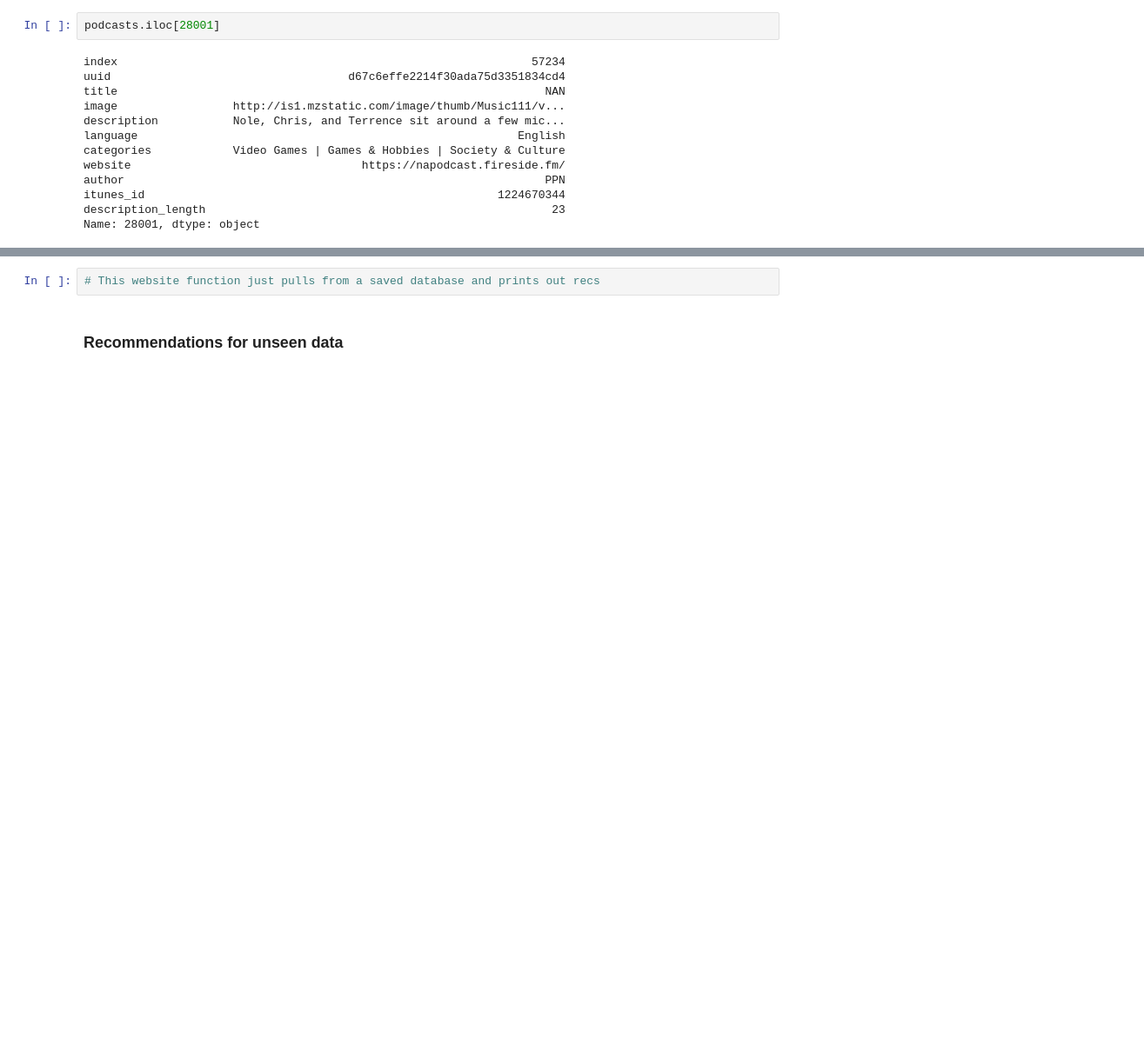
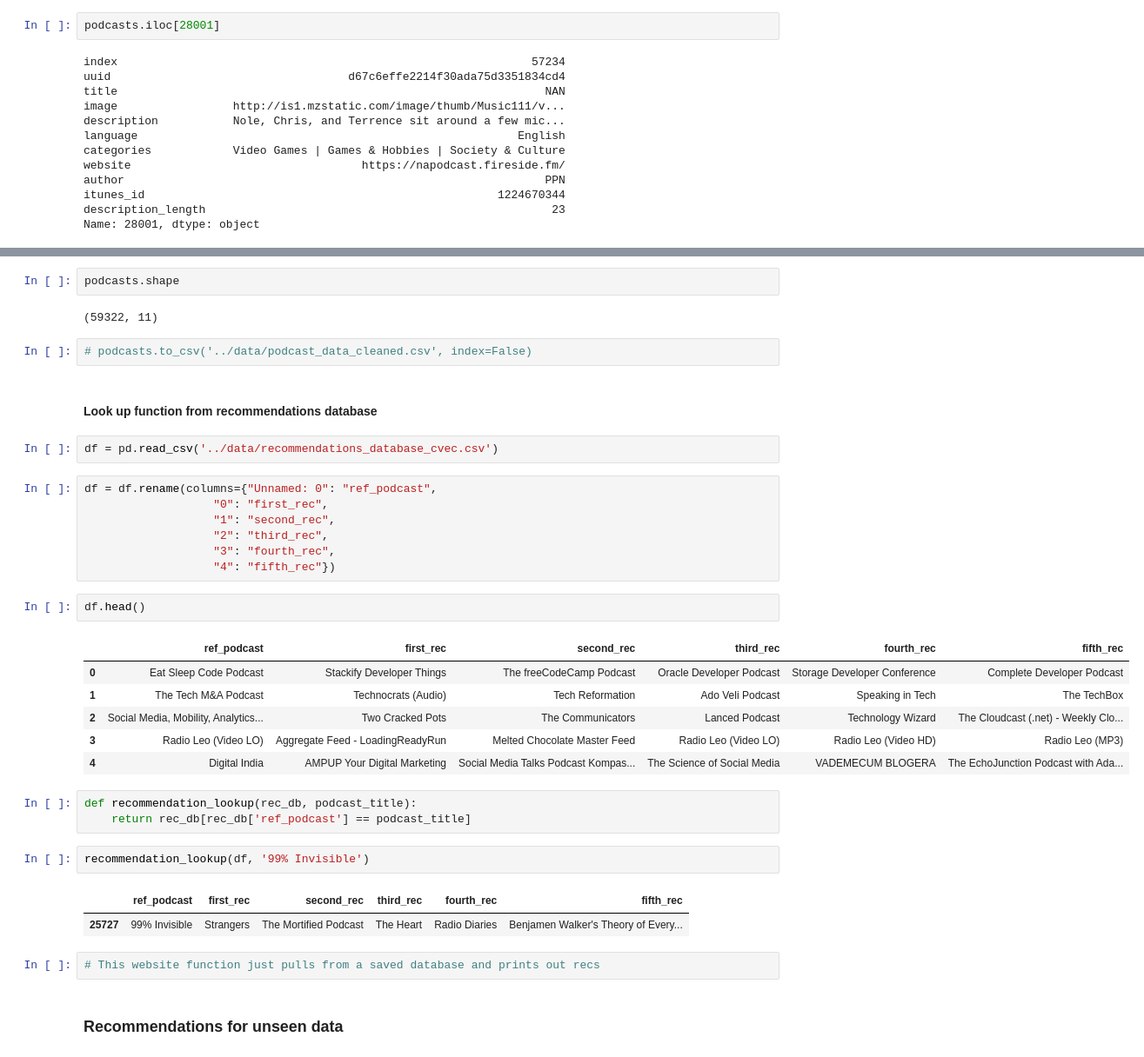
Before and after one commit to MissingNA/podcast_recommender_system, a Jupyter notebook: code/recommendation_engine.ipynb, the cells around one changed output, grey strips where cells are left out. Shown at 87% size. Cells and saved outputs as stored; diff of their text form; blank space fills up the shorter version.

```diff
--- a/code/recommendation_engine.ipynb
+++ b/code/recommendation_engine.ipynb
@@ -343,3 +369,37 @@ Name: 28001, dtype: object
+# %%
+podcasts.shape
+# %% [output]
+(59322, 11)
+# %%
+# podcasts.to_csv('../data/podcast_data_cleaned.csv', index=False)
+# %% [markdown]
+#### Look up function from recommendations database
+# %%
+df = pd.read_csv('../data/recommendations_database_cvec.csv')
+# %%
+df = df.rename(columns={"Unnamed: 0": "ref_podcast",
+                   "0": "first_rec",
+                   "1": "second_rec",
+                   "2": "third_rec",
+                   "3": "fourth_rec",
+                   "4": "fifth_rec"})
+# %%
+df.head()
+# %% [output]
+|  | ref_podcast | first_rec | second_rec | third_rec | fourth_rec | fifth_rec |
+| 0 | Eat Sleep Code Podcast | Stackify Developer Things | The freeCodeCamp Podcast | Oracle Developer Podcast | Storage Developer Conference | Complete Developer Podcast |
+| 1 | The Tech M&A Podcast | Technocrats (Audio) | Tech Reformation | Ado Veli Podcast | Speaking in Tech | The TechBox |
+| 2 | Social Media, Mobility, Analytics... | Two Cracked Pots | The Communicators | Lanced Podcast | Technology Wizard | The Cloudcast (.net) - Weekly Clo... |
+| 3 | Radio Leo (Video LO) | Aggregate Feed - LoadingReadyRun | Melted Chocolate Master Feed | Radio Leo (Video LO) | Radio Leo (Video HD) | Radio Leo (MP3) |
+| 4 | Digital India | AMPUP Your Digital Marketing | Social Media Talks Podcast Kompas... | The Science of Social Media | VADEMECUM BLOGERA | The EchoJunction Podcast with Ada... |
+# %%
+def recommendation_lookup(rec_db, podcast_title):
+    return rec_db[rec_db['ref_podcast'] == podcast_title]
+# %%
+recommendation_lookup(df, '99% Invisible')
+# %% [output]
+|  | ref_podcast | first_rec | second_rec | third_rec | fourth_rec | fifth_rec |
+| 25727 | 99% Invisible | Strangers | The Mortified Podcast | The Heart | Radio Diaries | Benjamen Walker's Theory of Every... |
 # %%
 # This website function just pulls from a saved database and prints out recs
 # %% [markdown]
```
Also changed, not shown: parts of 28 cells of this notebook.
